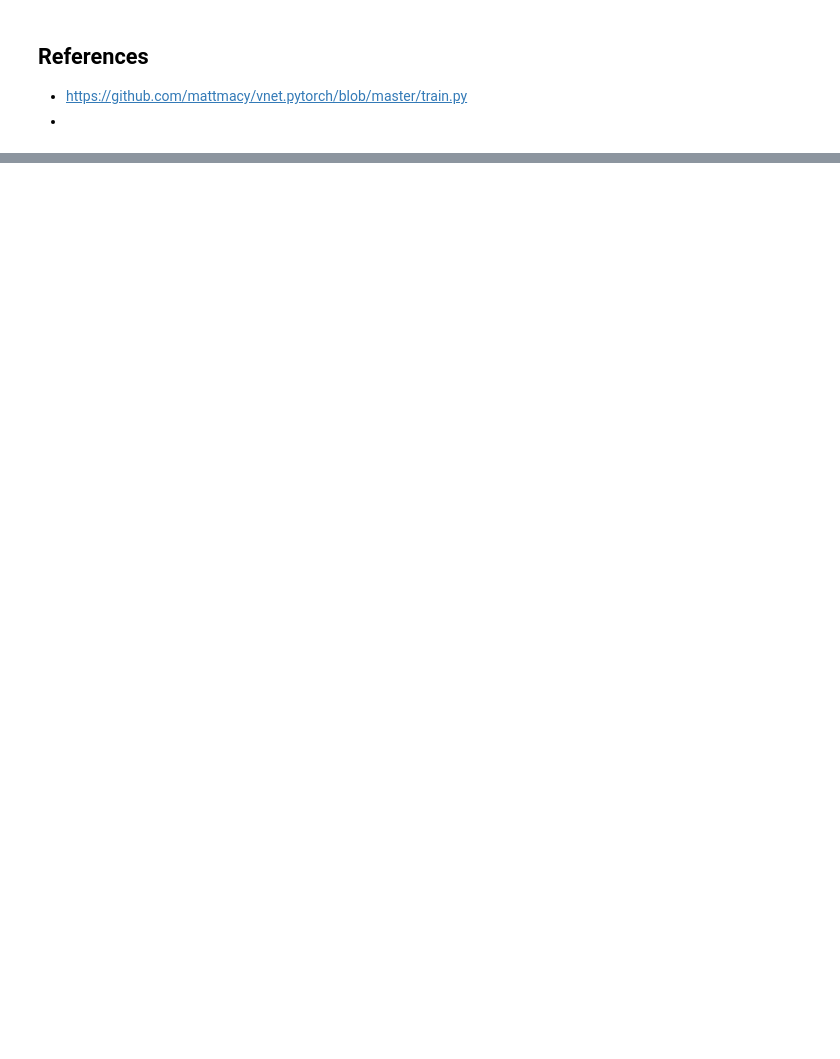
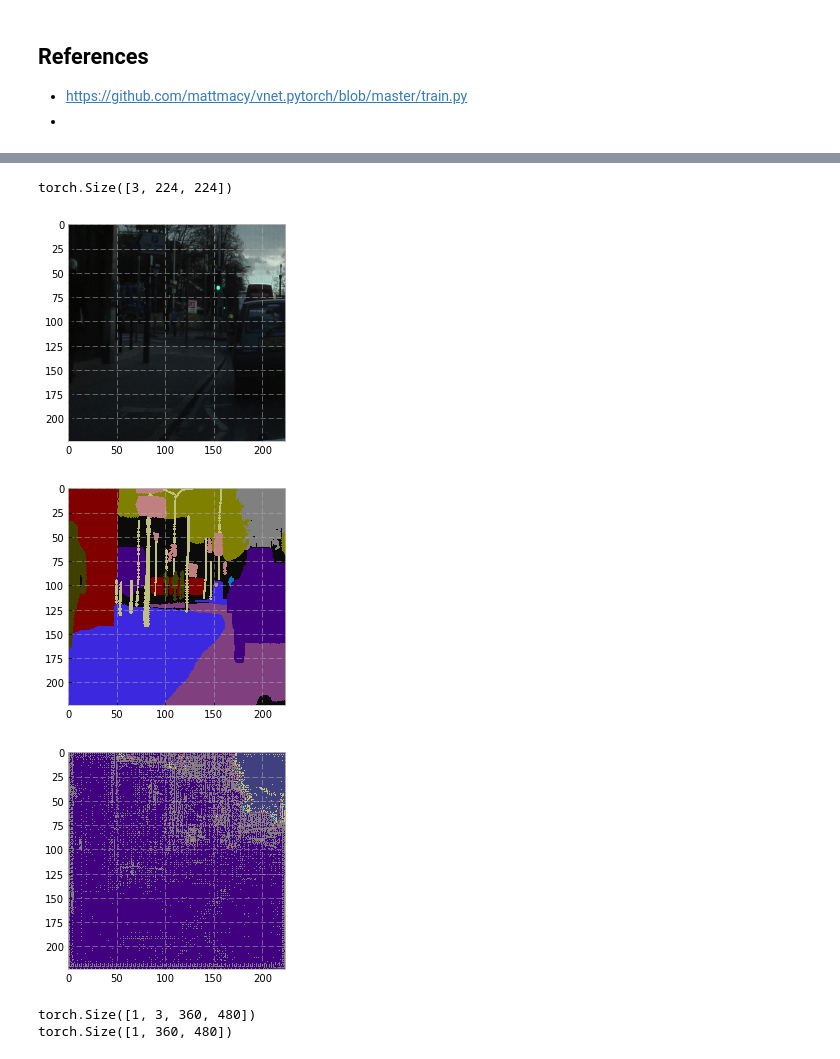
Before and after one commit to bfortuner/pytorch_tiramisu, a Jupyter notebook: tiramisu-pytorch.ipynb, the cells around one changed output, grey strips where cells are left out. Saved outputs shown, nothing was run; the diff lists cells and outputs as text; code cells hidden in the pictures; blank space fills up the shorter version.

```diff
--- a/tiramisu-pytorch.ipynb
+++ b/tiramisu-pytorch.ipynb
@@ -676,2 +604,0 @@ optimizer = optim.RMSprop(model.parameters(), lr=learning_rate, weight_decay=wei
-# %%
-train(model, train_loader, optimizer, criterion)
@@ -687,0 +605,9 @@ def adjust_learning_rate(optimizer, epoch, decay):
+# %%
+def get_predictions(output_batch):
+    # Variables(Tensors) of size (bs,12,224,224)
+    bs,c,h,w = output_batch.size()
+    tensor = output_batch.data
+    # Argmax along channel axis (softmax probabilities)
+    values, indices = tensor.cpu().max(1)
+    indices = indices.view(bs,h,w)
+    return indices
@@ -744,0 +724,3 @@ Time 1m 12s
+# %%
+data = Variable(inputs.cuda())
+out = model(data)
@@ -744,0 +744,14 @@ Time 1m 12s
+# %%
+preds = get_predictions(out)
+# %%
+preds.size()
+# %% [output]
+torch.Size([3, 224, 224])
+# %%
+view_image(inputs[0])
+view_annotated(targets[0])
+view_annotated(preds[0])
+# %% [output]
+[figure, added]
+[figure, added]
+[figure, added]
@@ -744,0 +760,6 @@ Time 1m 12s
+# %%
+print(inputs.size())
+print(targets.size())
+# %% [output]
+torch.Size([1, 3, 360, 480])
+torch.Size([1, 360, 480])
```
Also changed, not shown: parts of 51 cells of this notebook.
